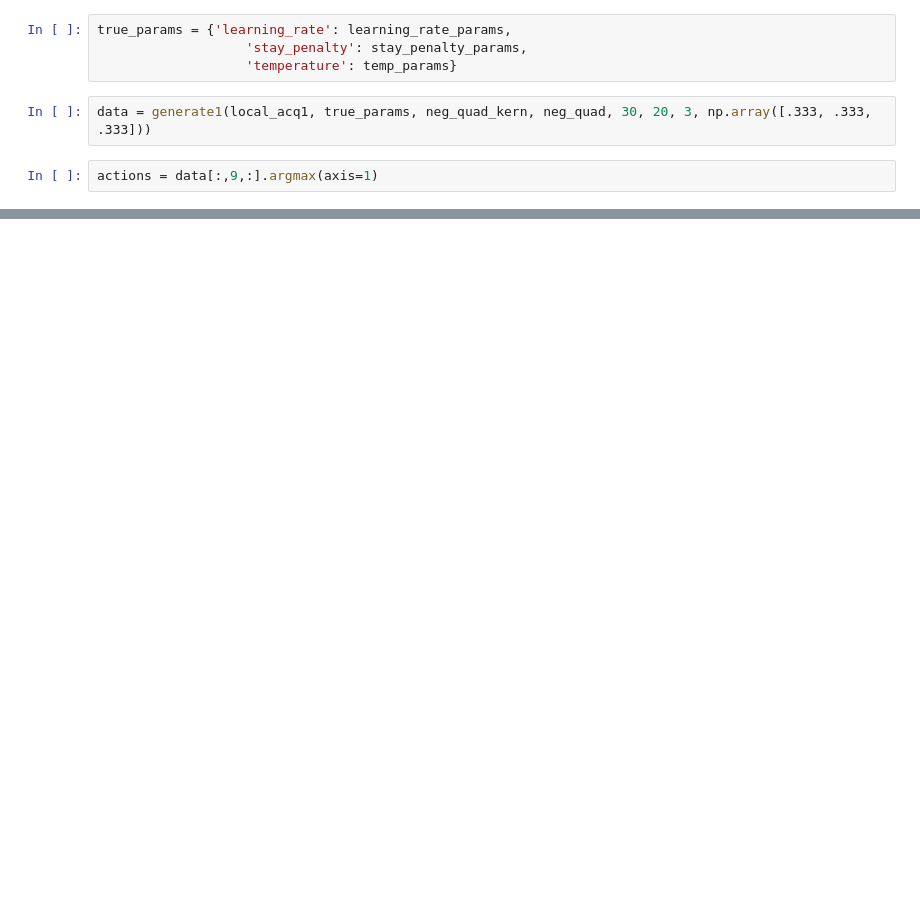
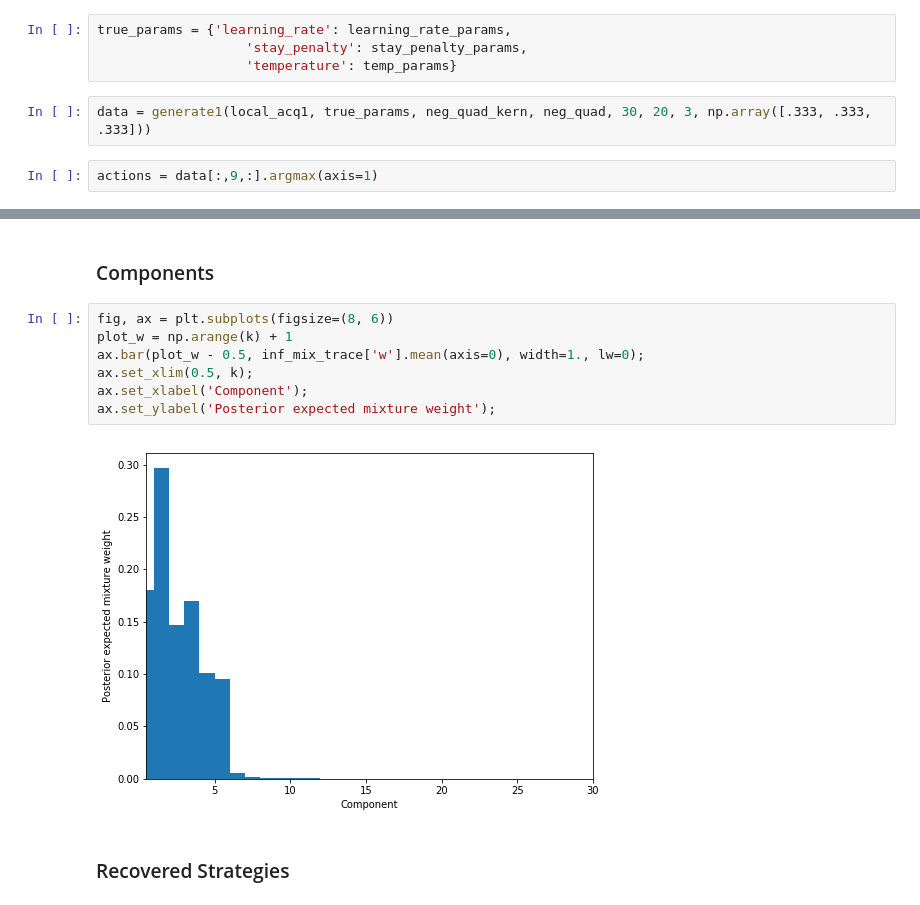
Before and after one commit to bmontambault/Active-Learning, a Jupyter notebook: individual_differences/Local Mixture Tests.ipynb, the cells around one changed output, grey strips where cells are left out. Drawn from its saved outputs; the diff is of its cells as text; blank space fills up the shorter version.

```diff
--- a/individual_differences/Local Mixture Tests.ipynb
+++ b/individual_differences/Local Mixture Tests.ipynb
@@ -56,0 +109,13 @@ plt.plot(actions[19:].T);
+# %% [markdown]
+### Components
+# %%
+fig, ax = plt.subplots(figsize=(8, 6))
+plot_w = np.arange(k) + 1
+ax.bar(plot_w - 0.5, inf_mix_trace['w'].mean(axis=0), width=1., lw=0);
+ax.set_xlim(0.5, k);
+ax.set_xlabel('Component');
+ax.set_ylabel('Posterior expected mixture weight');
+# %% [output]
+[figure, added]
+# %% [markdown]
+### Recovered Strategies
```
Also changed, not shown: parts of 13 cells of this notebook.
